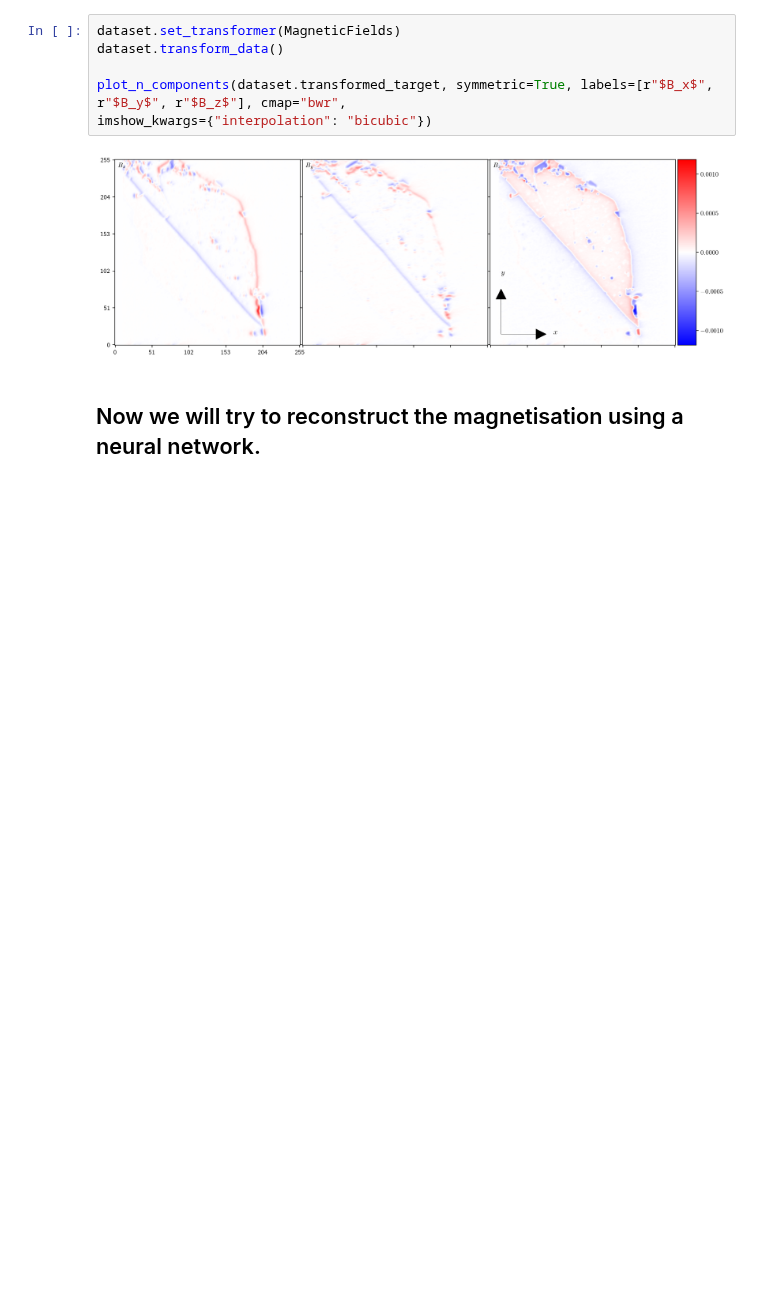
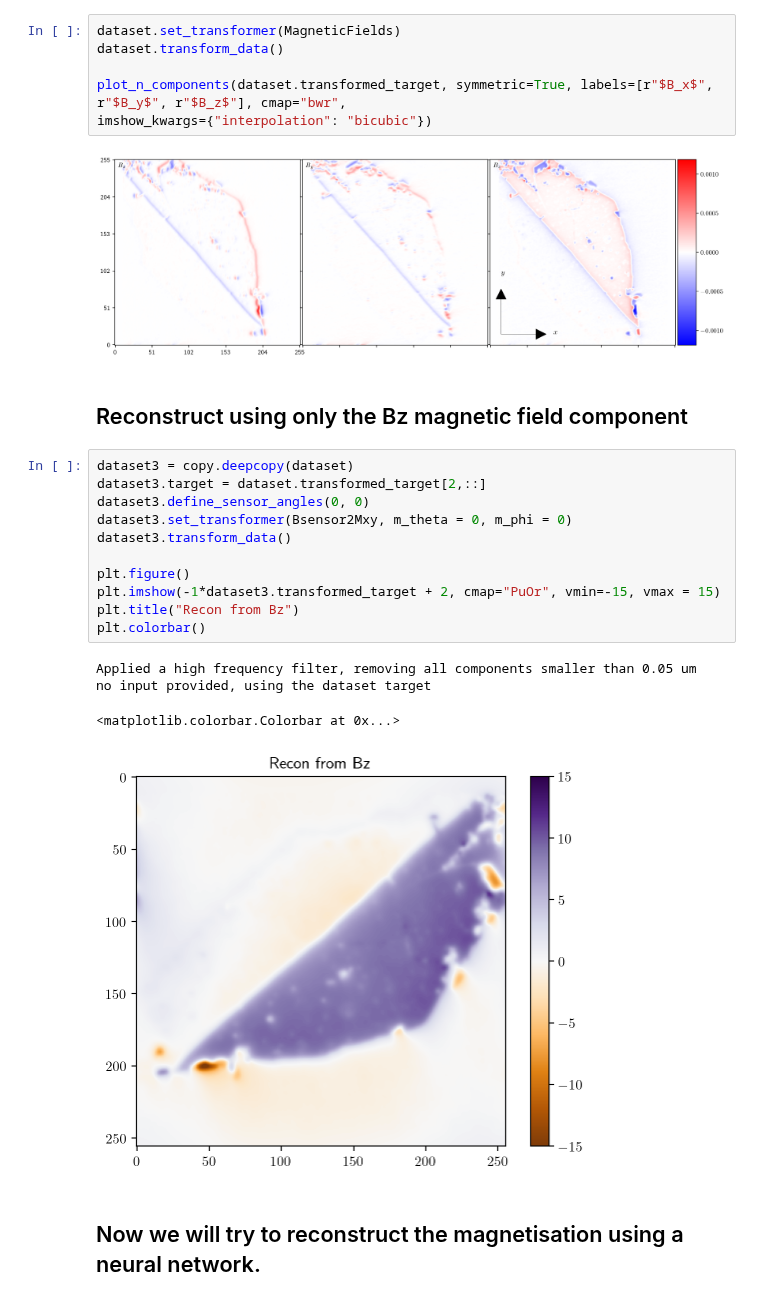
Before and after one commit to DavidBroadway/magrec, a Jupyter notebook: magrec/notebooks/test M recon FCNN.ipynb, the cells around one changed output. Drawn from its saved outputs; the diff is of its cells as text; blank space fills up the shorter version.

```diff
--- a/magrec/notebooks/test M recon FCNN.ipynb
+++ b/magrec/notebooks/test M recon FCNN.ipynb
@@ -67,6 +70,24 @@ plot_n_components(dataset.transformed_target, symmetric=True, labels=[r"$B_x$",
 imshow_kwargs={"interpolation": "bicubic"})
 # %% [output]
 [figure]
+# %% [markdown]
+## Reconstruct using only the Bz magnetic field component
+# %%
+dataset3 = copy.deepcopy(dataset)
+dataset3.target = dataset.transformed_target[2,::]
+dataset3.define_sensor_angles(0, 0)
+dataset3.set_transformer(Bsensor2Mxy, m_theta = 0, m_phi = 0)
+dataset3.transform_data()
+
+plt.figure()
+plt.imshow(-1*dataset3.transformed_target + 2, cmap="PuOr", vmin=-15, vmax = 15)
+plt.title("Recon from Bz")
+plt.colorbar()
+# %% [output]
+Applied a high frequency filter, removing all components smaller than 0.05 um
+no input provided, using the dataset target
+<matplotlib.colorbar.Colorbar at 0x...>
+[figure, added]
 # %% [markdown]
 ## Now we will try to reconstruct the magnetisation using a neural network.
 # %%
```
Also changed, not shown: parts of 8 cells of this notebook, 4 other files.
